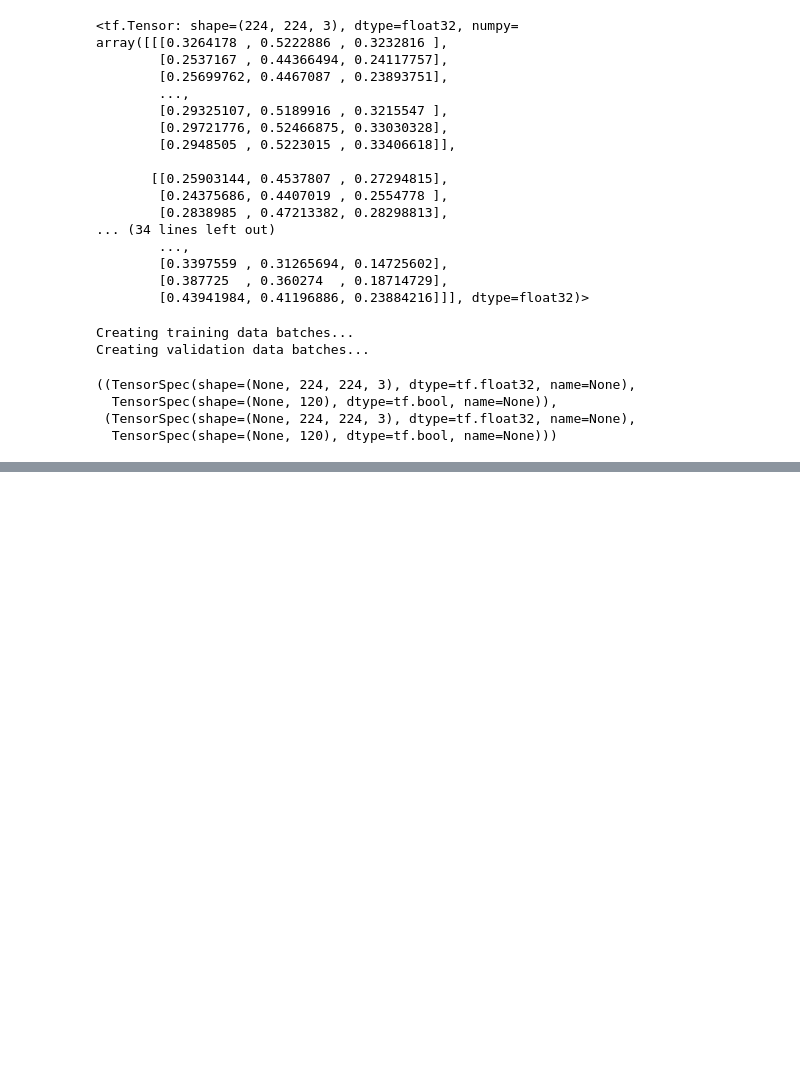
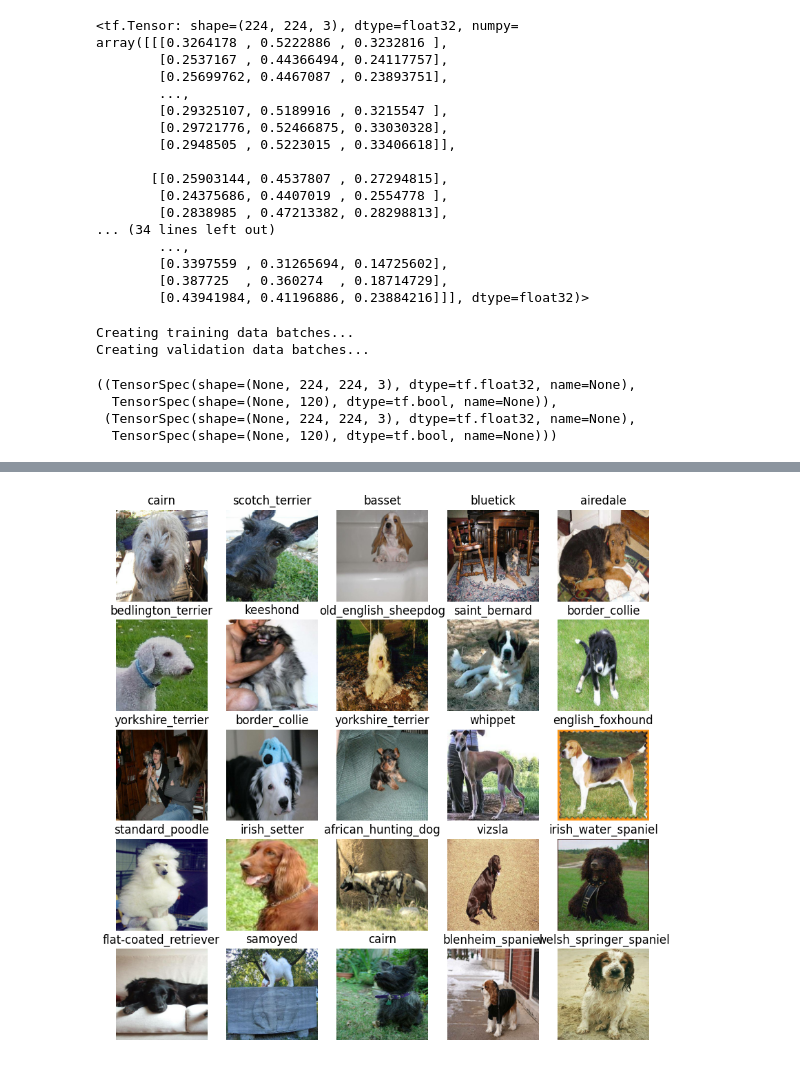
Before and after one commit to r3m3dial-g3nius/dog-breed-classification, a Jupyter notebook: dog_breed_classifier.ipynb, the cells around one changed output, grey strips where cells are left out. Drawn from its saved outputs; the diff is of its cells as text; code cells hidden in the pictures; blank space fills up the shorter version.

```diff
--- a/dog_breed_classifier.ipynb
+++ b/dog_breed_classifier.ipynb
@@ -343,0 +377,8 @@ train_data.element_spec, val_data.element_spec
+# %%
+# Visualize the validation set
+
+val_images, val_labels = next(val_data.as_numpy_iterator())
+
+show_25_images(val_images, val_labels)
+# %% [output]
+[figure, added]
```
Also changed, not shown: parts of 12 cells of this notebook.
